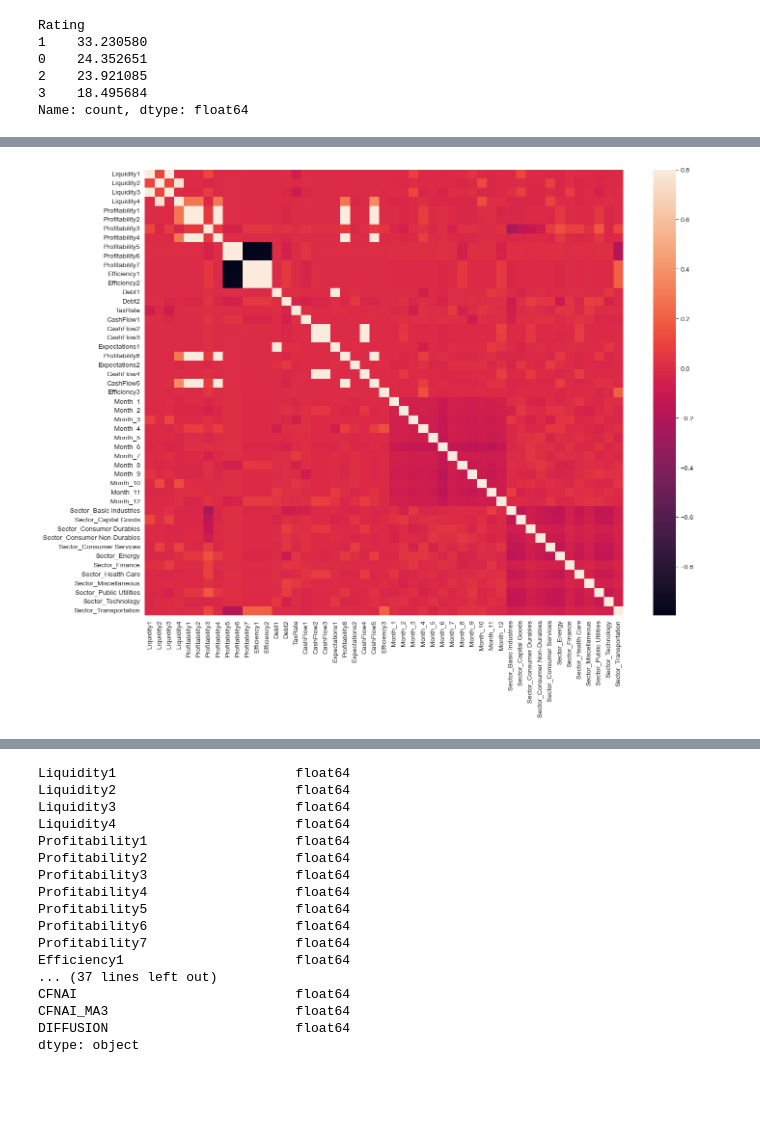
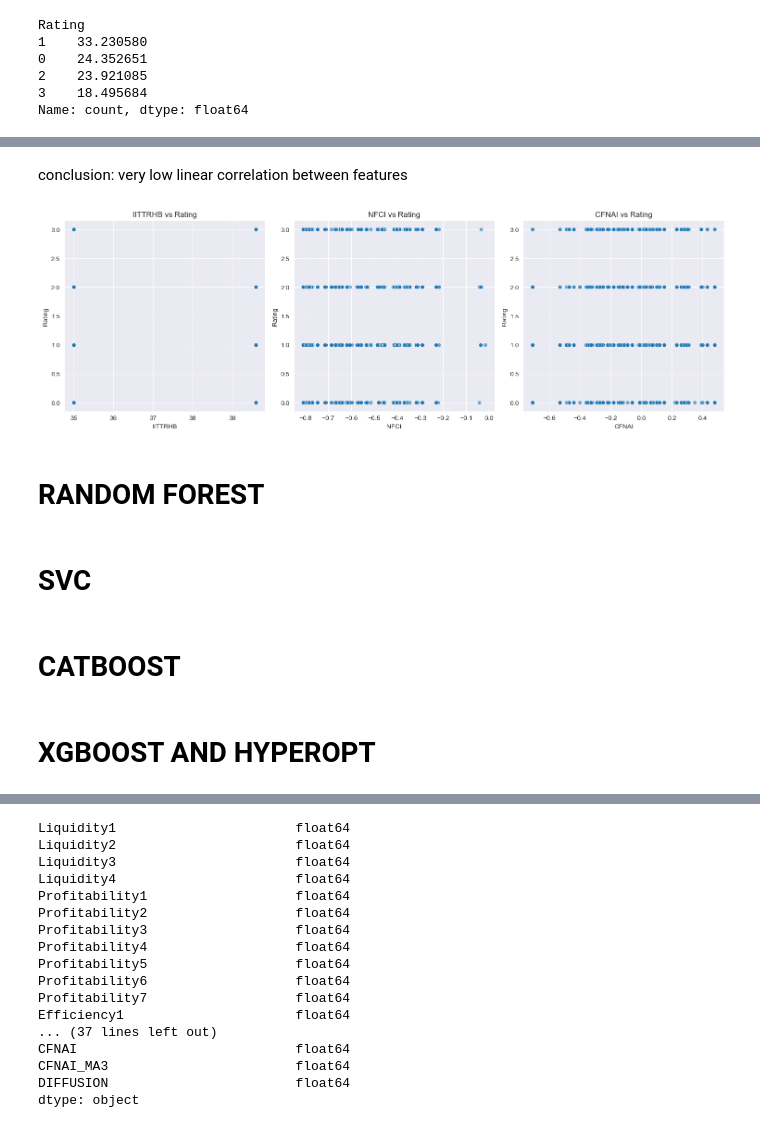
Before and after one commit to akrokosz/gs_quatns, a Jupyter notebook: data_processing.ipynb, the cells around one changed output, grey strips where cells are left out. Cells and saved outputs as stored; diff of their text form; code cells hidden in the pictures; blank space fills up the shorter version.

```diff
--- a/data_processing.ipynb
+++ b/data_processing.ipynb
@@ -57,0 +60,22 @@ plt.show()
+# %% [markdown]
+conclusion: very low linear correlation between features
+# %%
+merged_data = X
+merged_data["Rating"] = y
+
+columns_of_interest = ['IITTRHB', 'NFCI', 'CFNAI', 'Rating']
+data_of_interest = merged_data[columns_of_interest]
+
+plt.figure(figsize=(15, 5))
+
+for i, column in enumerate(['IITTRHB', 'NFCI', 'CFNAI'], 1):
+    plt.subplot(1, 3, i)
+    sns.scatterplot(data=data_of_interest, x=column, y='Rating', alpha=0.6)
+    plt.title(f'{column} vs Rating')
+    plt.xlabel(column)
+    plt.ylabel('Rating')
+
+plt.tight_layout()
+plt.show()
+# %% [output]
+[figure, added]
@@ -57,0 +86,2 @@ plt.show()
+# %% [markdown]
+# RANDOM FOREST
@@ -57,0 +106,2 @@ plt.show()
+# %% [markdown]
+# SVC
@@ -57,0 +130,2 @@ plt.show()
+# %% [markdown]
+# CATBOOST
@@ -58,7 +148,7 @@ plt.show()
+# %% [markdown]
+# XGBOOST AND HYPEROPT
 # %%
 from sklearn.model_selection import train_test_split
 
-#X_train, X_valid, y_train, y_valid = train_test_split(X, y, test_size=0.25, stratify=y, random_state=0)
+X_train, X_valid, y_train, y_valid = train_test_split(X, y, test_size=0.25, stratify=y, random_state=0)
-# %% [output]
-[figure, removed]
 # %%
```
Also changed, not shown: parts of 13 cells of this notebook, 3 other files.
